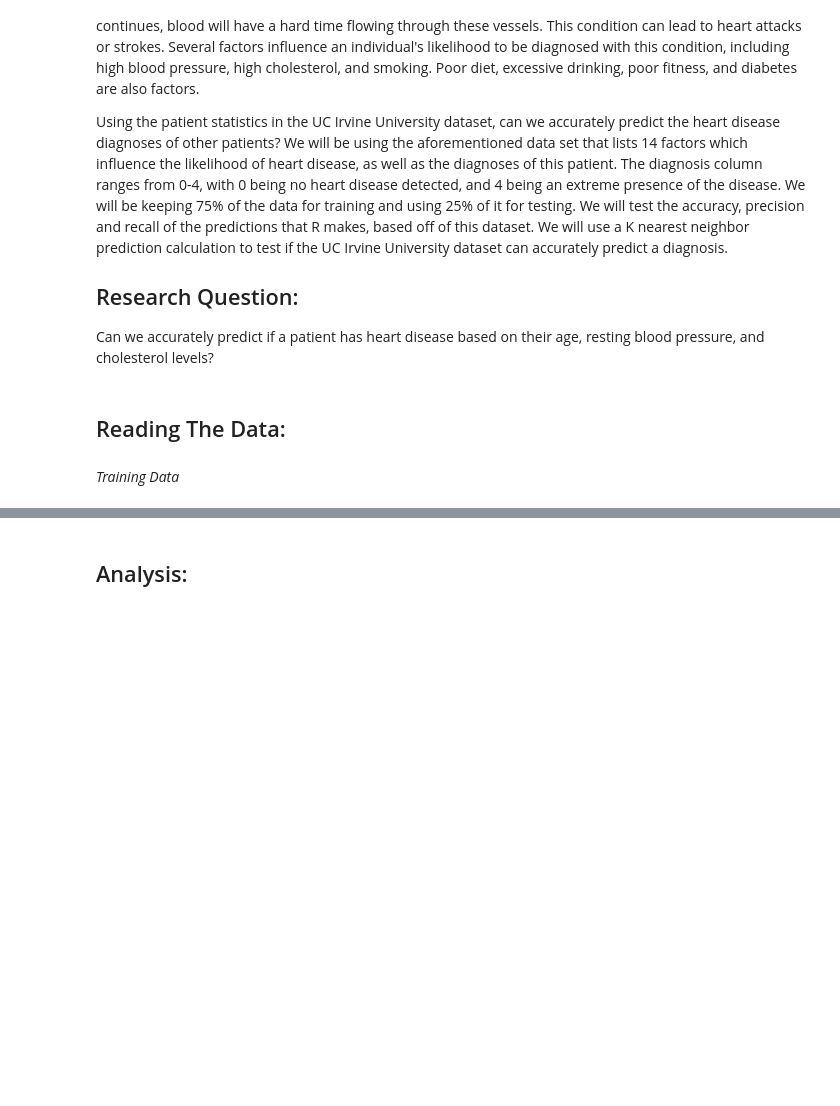
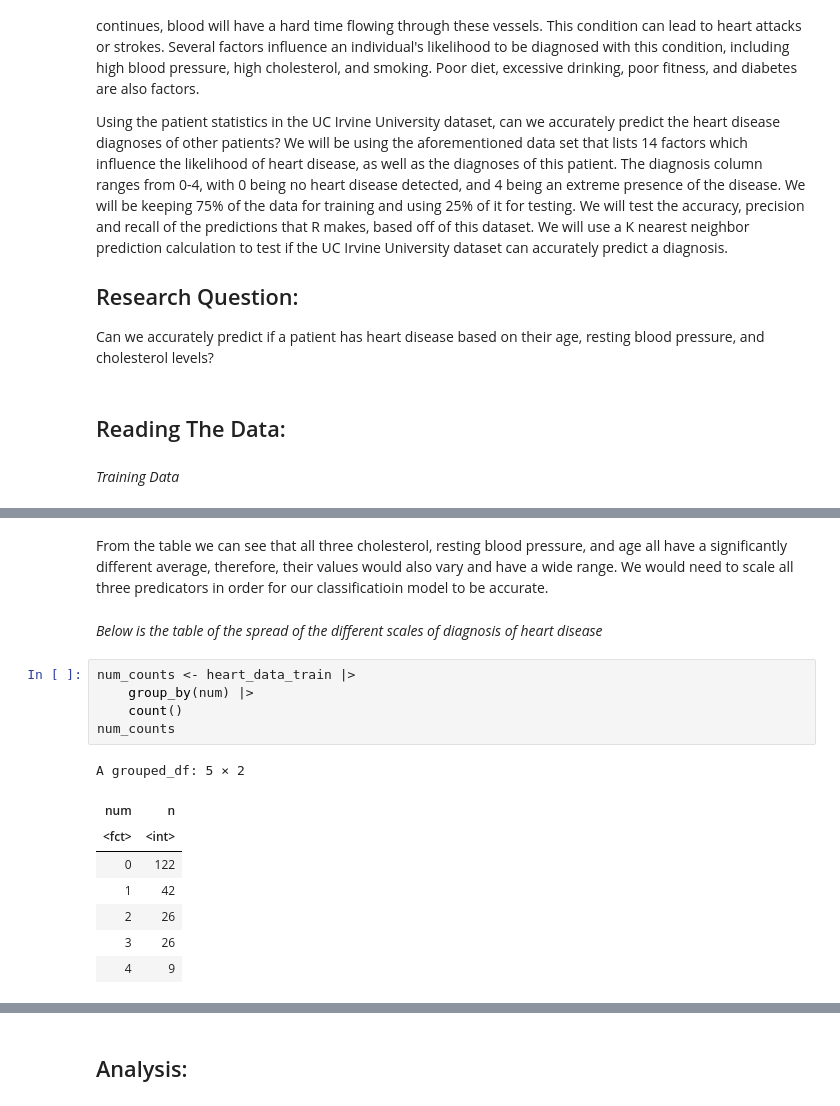
Before and after one commit to JJyang30/DSCI100-019-Group-Project, a Jupyter notebook: Final_Dsci_Project.ipynb, the cells around one changed output, grey strips where cells are left out. Cells and saved outputs as stored; diff of their text form; blank space fills up the shorter version.

```diff
--- a/Final_Dsci_Project.ipynb
+++ b/Final_Dsci_Project.ipynb
@@ -91,0 +102,18 @@ A data.frame: 303 × 4
+# %% [markdown]
+From the table we can see that all three cholesterol, resting blood pressure, and age all have a significantly different average, therefore, their values would also vary and have a wide range. We would need to scale all three predicators in order for our classificatioin model to be accurate.
+# %% [markdown]
+*Below is the table of the spread of the different scales of diagnosis of heart disease*
+# %%
+num_counts <- heart_data_train |>
+    group_by(num) |>
+    count()
+num_counts
+# %% [output]
+A grouped_df: 5 × 2
+| num | n |
+| <fct> | <int> |
+| 0 | 122 |
+| 1 | 42 |
+| 2 | 26 |
+| 3 | 26 |
+| 4 | 9 |
```
Also changed, not shown: parts of 14 cells of this notebook, 1 other file.
